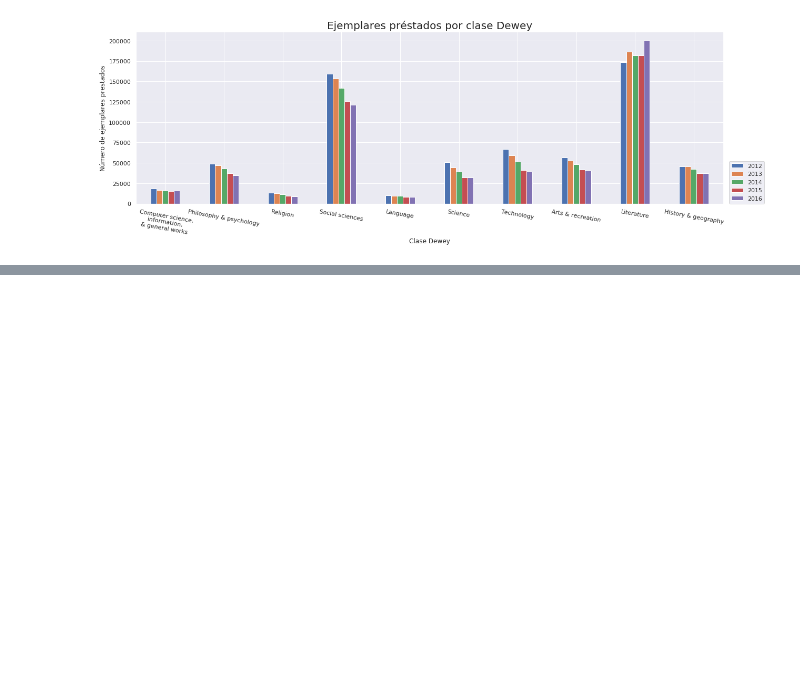
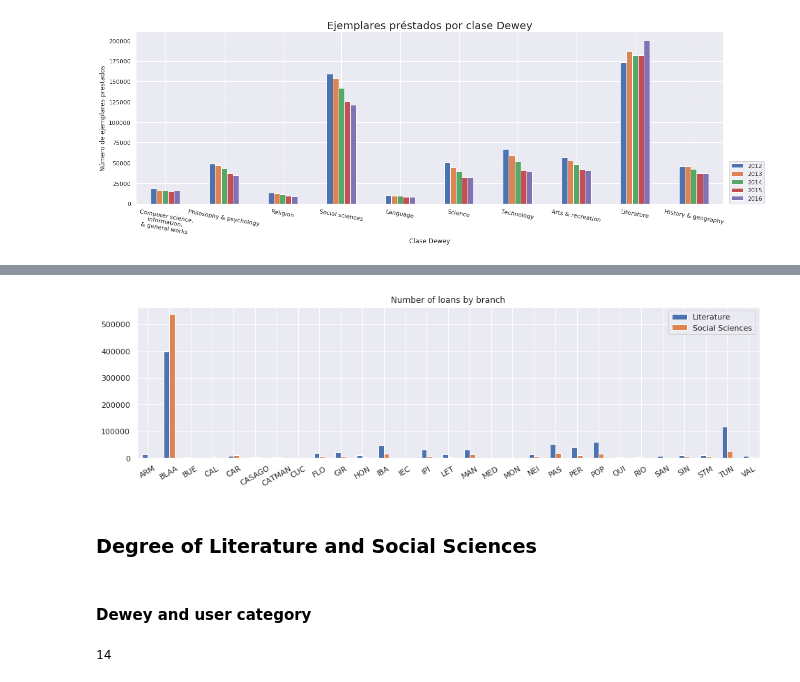
Before and after one commit to mavillard/colombia, a Jupyter notebook: queries.ipynb, the cells around one changed output, grey strips where cells are left out. Drawn from its saved outputs; the diff is of its cells as text; code cells hidden in the pictures; blank space fills up the shorter version.

```diff
--- a/queries.ipynb
+++ b/queries.ipynb
@@ -635,0 +658,22 @@ bx.set_title('Ejemplares préstados por clase Dewey', fontsize=20);
+# %%
+sr8b = pdf2[pdf2.GDEWEY == '8']['SUCURSAL'].value_counts()
+sr3b = pdf2[pdf2.GDEWEY == '3']['SUCURSAL'].value_counts()
+# %%
+pdf83b = pd.DataFrame(
+    {
+        'Literature': sr8b,
+        'Social Sciences': sr3b,
+    },
+)
+# %%
+pdf83b.plot(kind='bar', rot=30, figsize=(16,4), title='Number of loans by branch');
+# %% [output]
+[figure, added]
+# %% [markdown]
+### Degree of Literature and Social Sciences
+# %% [markdown]
+#### Dewey and user category
+# %%
+q1_g.degree('Literature')
+# %% [output]
+14
```
Also changed, not shown: parts of 25 cells of this notebook.
